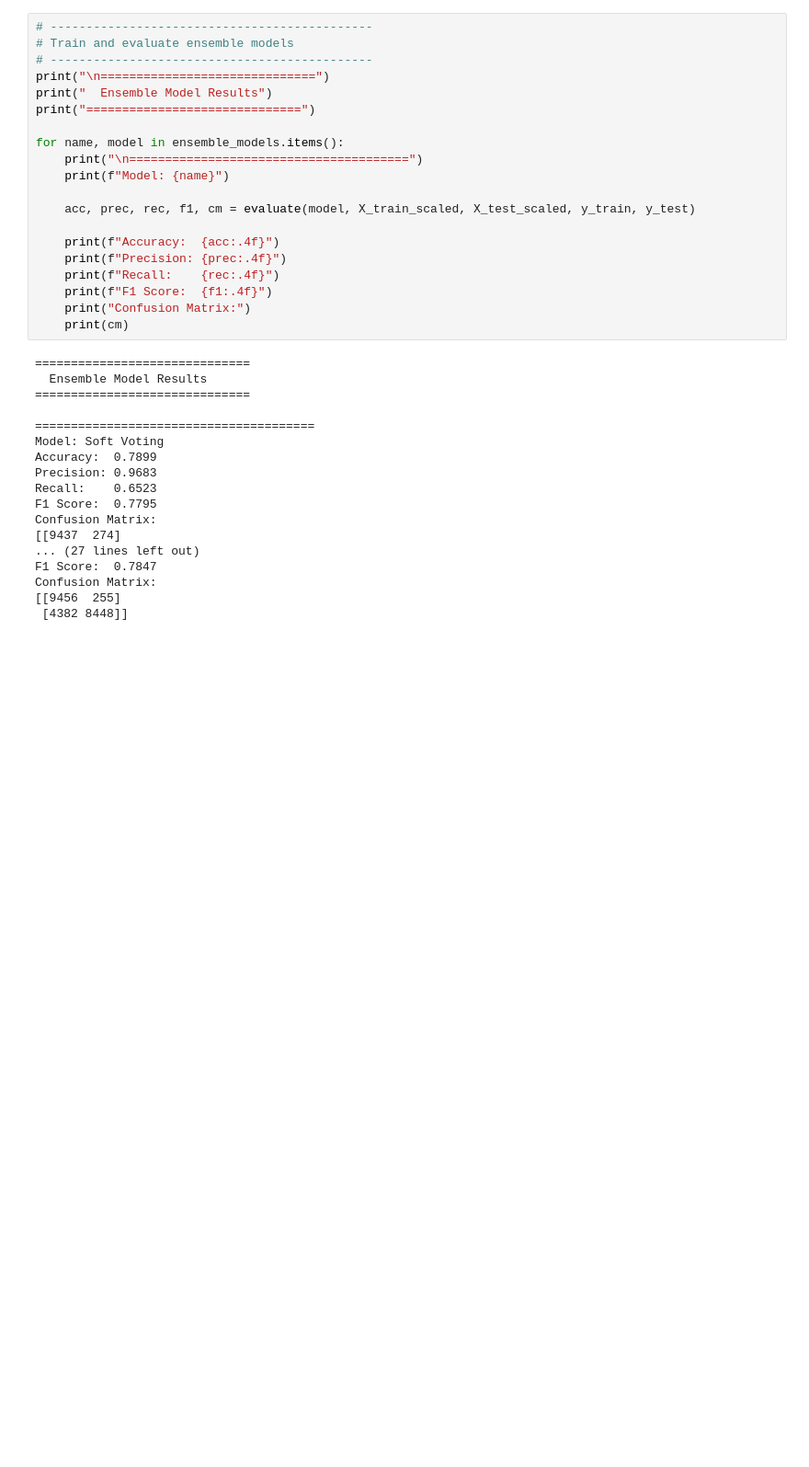
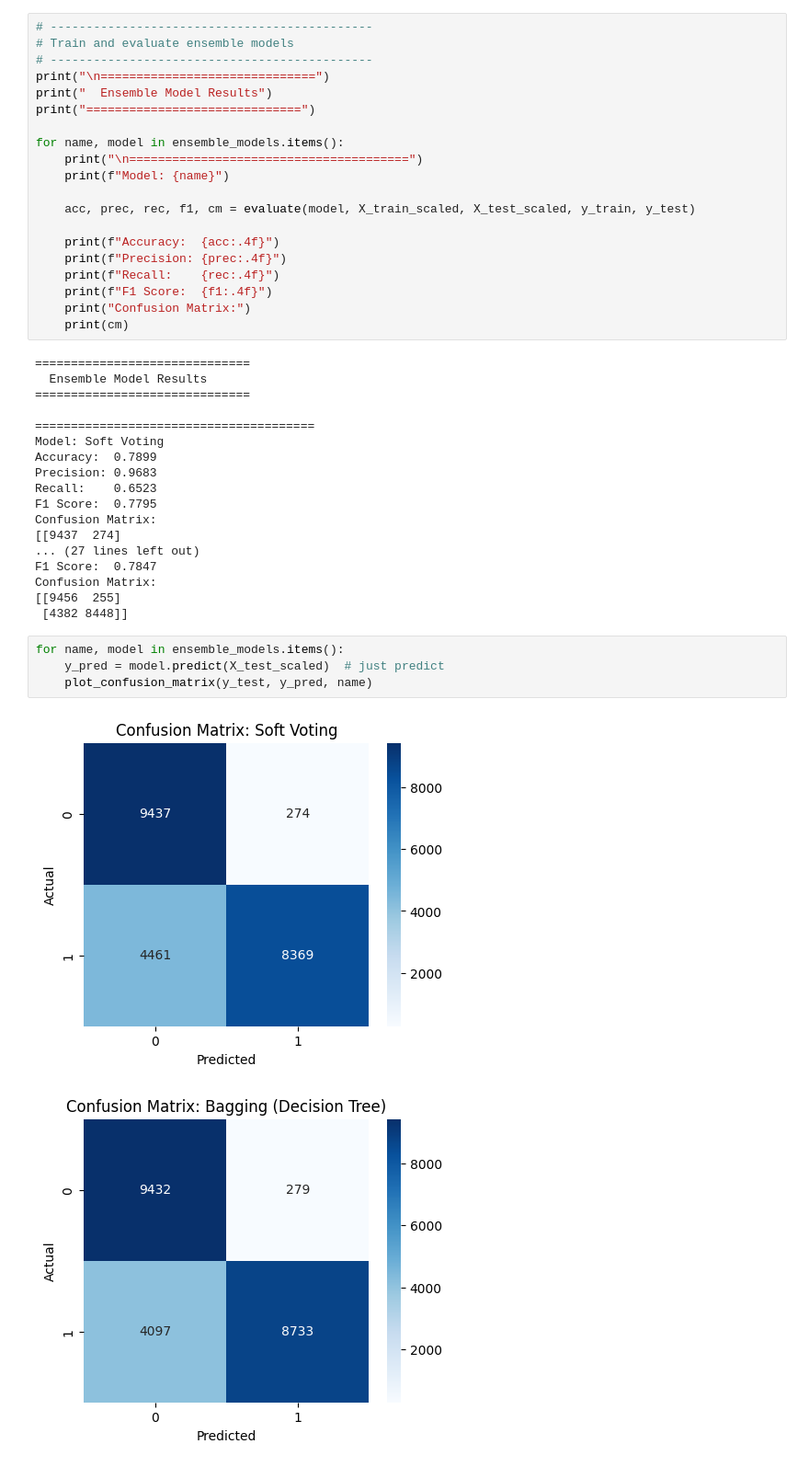
Before and after one commit to isj0/Deep-Learning-with-PyTorch, a Jupyter notebook: Test_Run_Final_Project.ipynb, the cells around one changed output. Shown: that part at 92% size. Saved outputs shown, nothing was run; the diff lists cells and outputs as text; blank space fills up the shorter version.

```diff
--- a/Test_Run_Final_Project.ipynb
+++ b/Test_Run_Final_Project.ipynb
@@ -409,3 +454,10 @@ F1 Score:  0.7847
 Confusion Matrix:
 [[9456  255]
  [4382 8448]]
+# %%
+for name, model in ensemble_models.items():
+    y_pred = model.predict(X_test_scaled)  # just predict
+    plot_confusion_matrix(y_test, y_pred, name)
+# %% [output]
+[figure, added]
+[figure, added]
```
Also changed, not shown: parts of 5 cells of this notebook.
